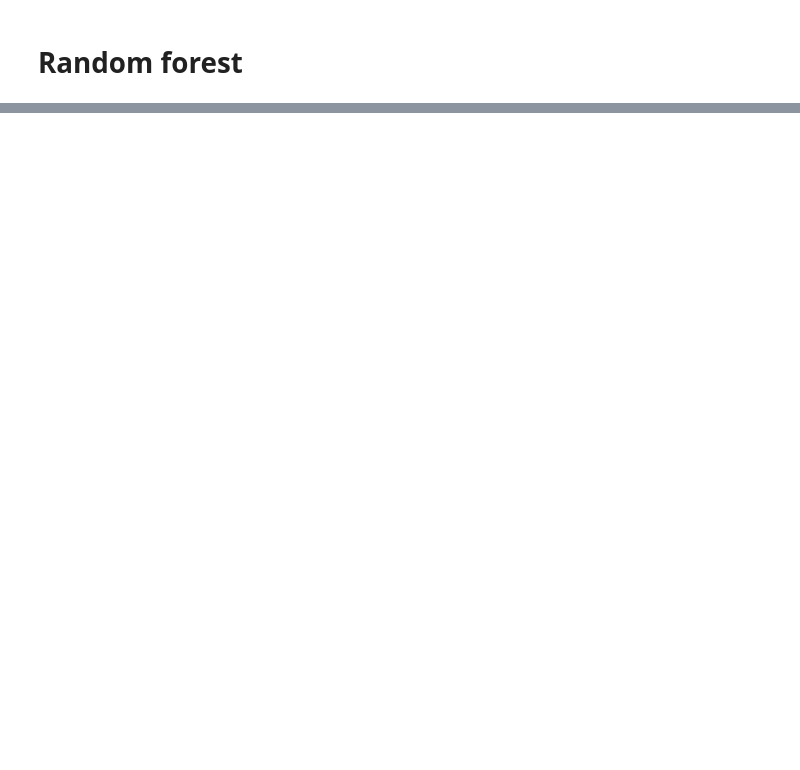
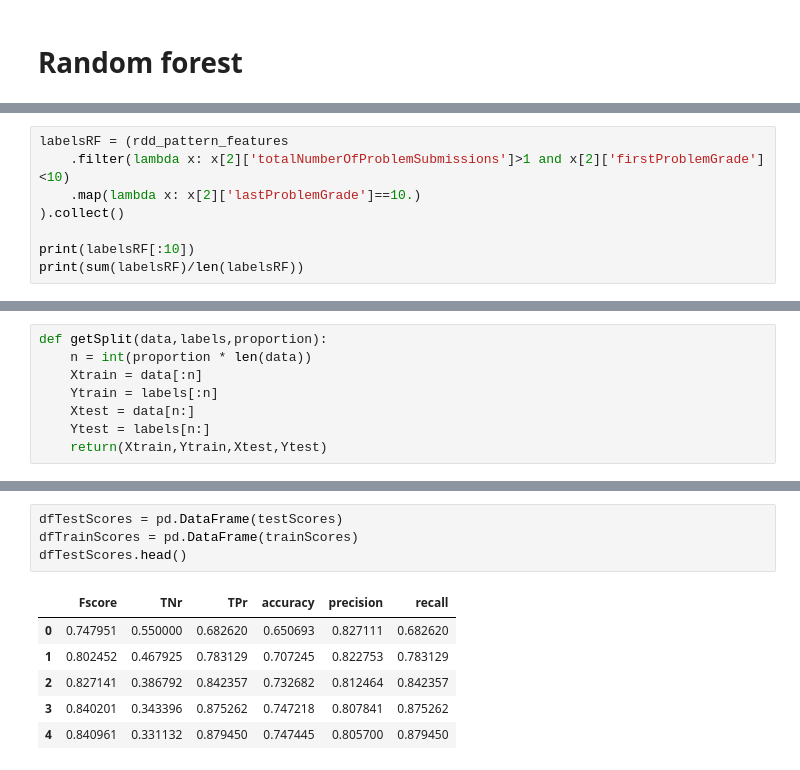
Before and after one commit to lfaucon/ada-project, a Jupyter notebook: Main_Spark.ipynb, the cells around one changed output, grey strips where cells are left out. Saved outputs shown, nothing was run; the diff lists cells and outputs as text; blank space fills up the shorter version.

```diff
--- a/Main_Spark.ipynb
+++ b/Main_Spark.ipynb
@@ -636,0 +630,8 @@ print(rdd.filter(lambda x: x['lastProblemGrade']<10).count())
+# %%
+labelsRF = (rdd_pattern_features
+    .filter(lambda x: x[2]['totalNumberOfProblemSubmissions']>1 and x[2]['firstProblemGrade']<10)
+    .map(lambda x: x[2]['lastProblemGrade']==10.)
+).collect()
+
+print(labelsRF[:10])
+print(sum(labelsRF)/len(labelsRF))
@@ -636,0 +641,8 @@ print(rdd.filter(lambda x: x['lastProblemGrade']<10).count())
+# %%
+def getSplit(data,labels,proportion):
+    n = int(proportion * len(data))
+    Xtrain = data[:n]
+    Ytrain = labels[:n]
+    Xtest = data[n:]
+    Ytest = labels[n:]
+    return(Xtrain,Ytrain,Xtest,Ytest)
@@ -636,0 +717,11 @@ print(rdd.filter(lambda x: x['lastProblemGrade']<10).count())
+# %%
+dfTestScores = pd.DataFrame(testScores)
+dfTrainScores = pd.DataFrame(trainScores)
+dfTestScores.head()
+# %% [output]
+|  | Fscore | TNr | TPr | accuracy | precision | recall |
+| 0 | 0.747951 | 0.550000 | 0.682620 | 0.650693 | 0.827111 | 0.682620 |
+| 1 | 0.802452 | 0.467925 | 0.783129 | 0.707245 | 0.822753 | 0.783129 |
+| 2 | 0.827141 | 0.386792 | 0.842357 | 0.732682 | 0.812464 | 0.842357 |
+| 3 | 0.840201 | 0.343396 | 0.875262 | 0.747218 | 0.807841 | 0.875262 |
+| 4 | 0.840961 | 0.331132 | 0.879450 | 0.747445 | 0.805700 | 0.879450 |
```
Also changed, not shown: parts of 28 cells of this notebook.
